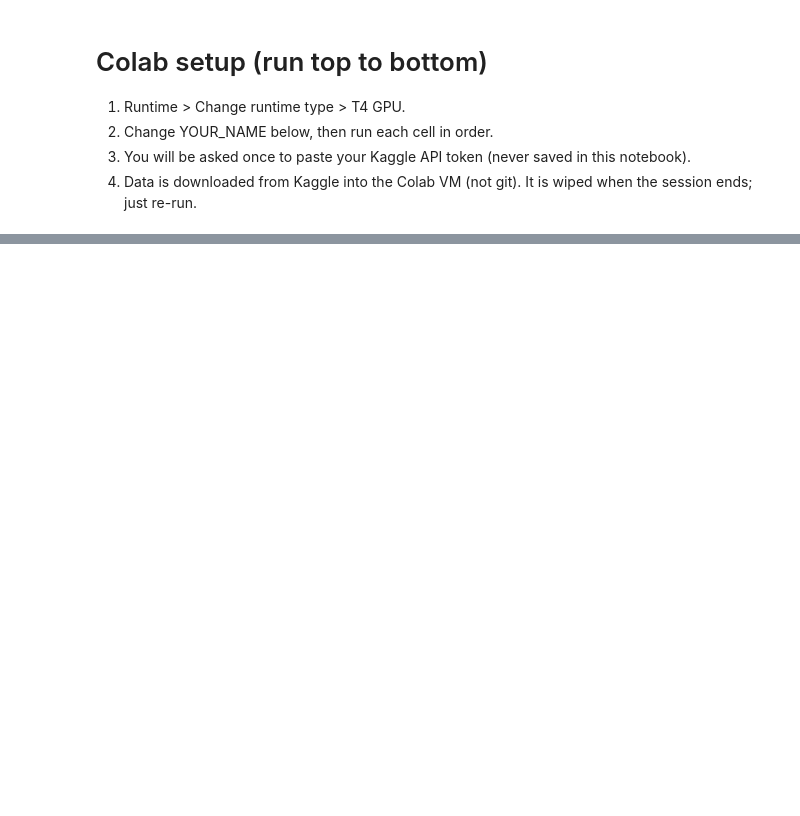
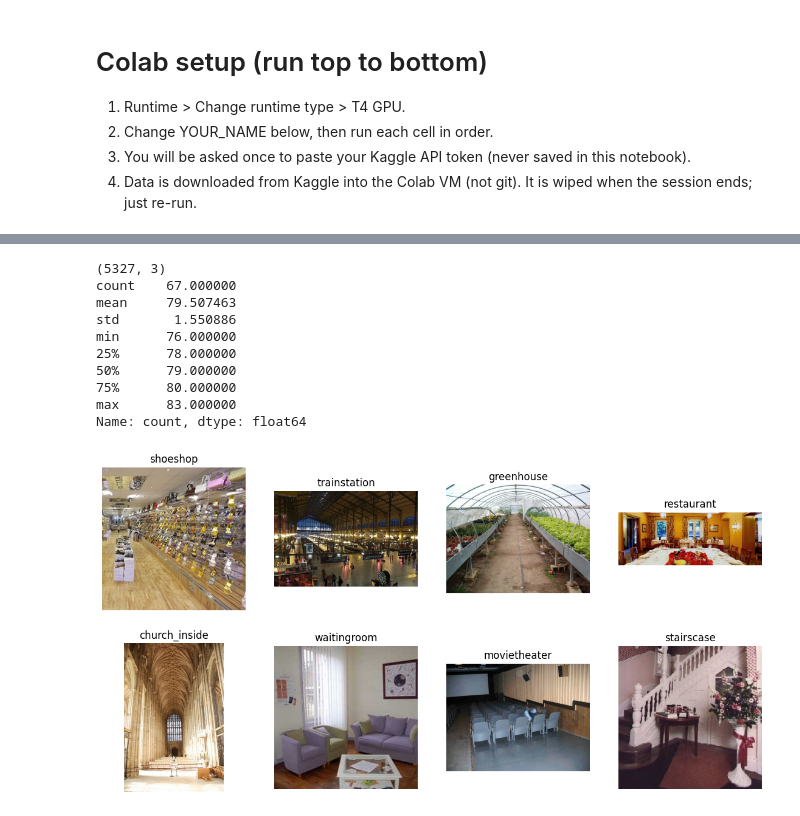
Before and after one commit to JerNB/daml-indoor67, a Jupyter notebook: notebooks/colab_setup.ipynb, the cells around one changed output, grey strips where cells are left out. Cells and saved outputs as stored; diff of their text form; code cells hidden in the pictures; blank space fills up the shorter version.

```diff
--- a/notebooks/colab_setup.ipynb
+++ b/notebooks/colab_setup.ipynb
@@ -37,0 +60,25 @@ print('DATA_ROOT =', root)
+# %%
+import pandas as pd, matplotlib.pyplot as plt
+from PIL import Image
+root = os.environ['DATA_ROOT']
+df = pd.read_csv(f'{root}/train.csv')
+print(df.shape)                        # 多少行、多少列
+print(df['label'].value_counts().describe())   # 每个类别有多少张图
+
+fig, axes = plt.subplots(2, 4, figsize=(14, 7))
+for ax, (_, r) in zip(axes.ravel(), df.sample(8, random_state=0).iterrows()):
+    ax.imshow(Image.open(f"{root}/images/{r.file_path}"))
+    ax.set_title(r.label); ax.axis('off')
+plt.show()
+# %% [output]
+(5327, 3)
+count    67.000000
+mean     79.507463
+std       1.550886
+min      76.000000
+25%      78.000000
+50%      79.000000
+75%      80.000000
+max      83.000000
+Name: count, dtype: float64
+[figure, added]
```
Also changed, not shown: parts of 14 cells of this notebook.
